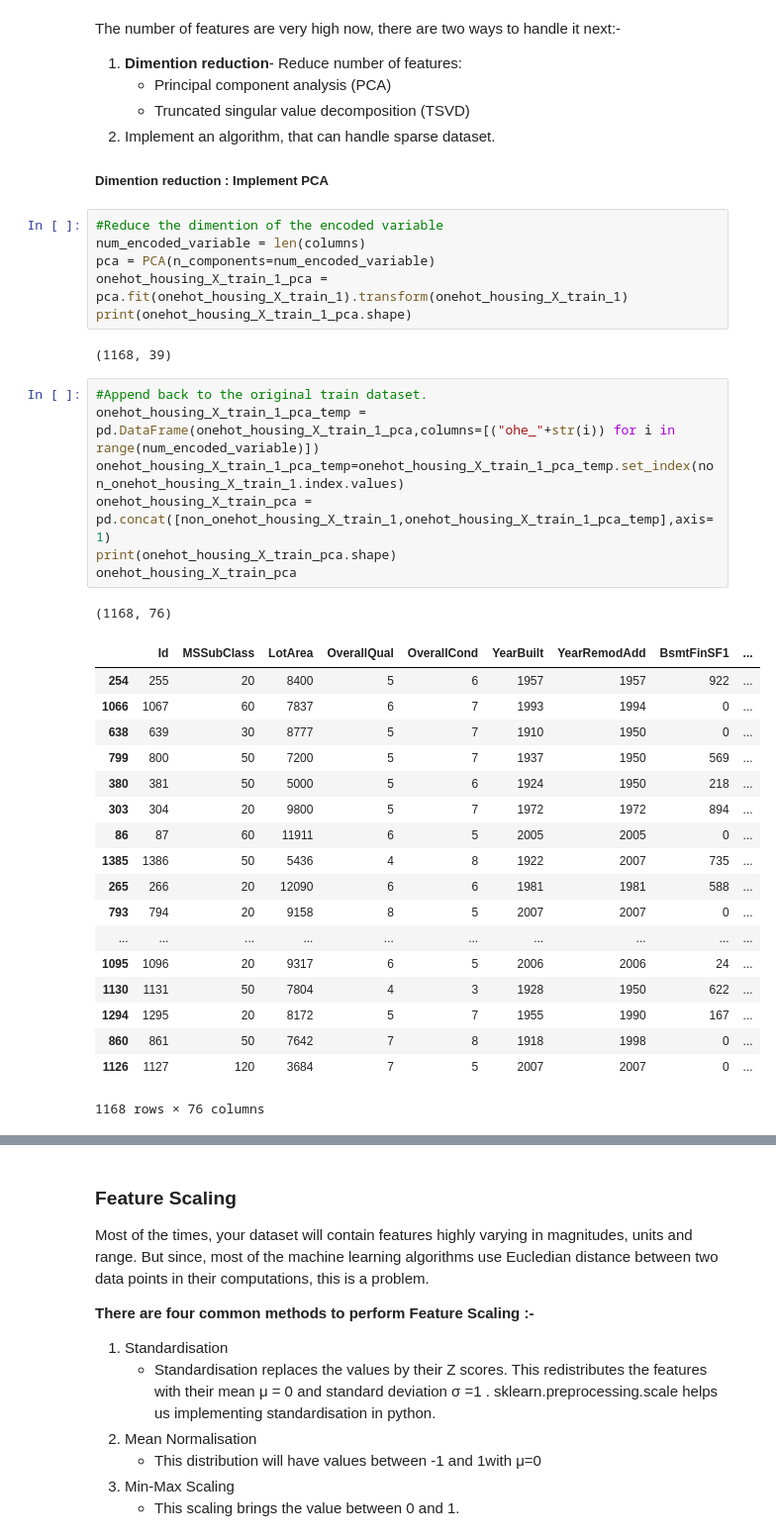
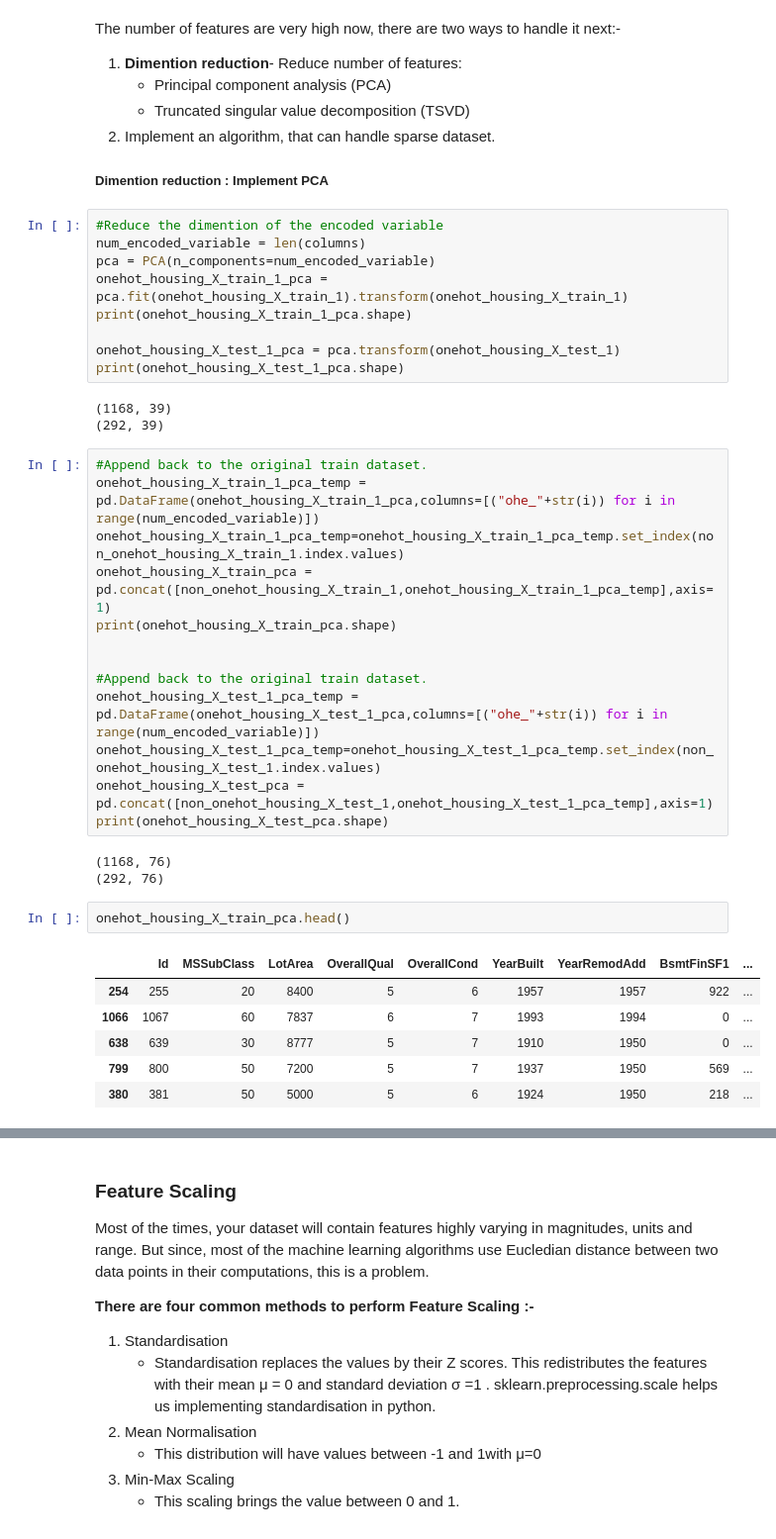
Before and after one commit to SamyaMaiti2012/datascience, a Jupyter notebook: regression/multiRegression/housing_price_estimate-Multiple_Regression_techniques.ipynb, the cells around one changed output, grey strips where cells are left out. Shown at 99% size. Drawn from its saved outputs; the diff is of its cells as text.

```diff
--- a/regression/multiRegression/housing_price_estimate-Multiple_Regression_techniques.ipynb
+++ b/regression/multiRegression/housing_price_estimate-Multiple_Regression_techniques.ipynb
@@ -705,32 +713,34 @@ num_encoded_variable = len(columns)
 pca = PCA(n_components=num_encoded_variable)
 onehot_housing_X_train_1_pca = pca.fit(onehot_housing_X_train_1).transform(onehot_housing_X_train_1)
 print(onehot_housing_X_train_1_pca.shape)
+
+onehot_housing_X_test_1_pca = pca.transform(onehot_housing_X_test_1)
+print(onehot_housing_X_test_1_pca.shape)
 # %% [output]
 (1168, 39)
+(292, 39)
 # %%
 #Append back to the original train dataset.
 onehot_housing_X_train_1_pca_temp = pd.DataFrame(onehot_housing_X_train_1_pca,columns=[("ohe_"+str(i)) for i in range(num_encoded_variable)])
 onehot_housing_X_train_1_pca_temp=onehot_housing_X_train_1_pca_temp.set_index(non_onehot_housing_X_train_1.index.values)
 onehot_housing_X_train_pca = pd.concat([non_onehot_housing_X_train_1,onehot_housing_X_train_1_pca_temp],axis=1)
 print(onehot_housing_X_train_pca.shape)
-onehot_housing_X_train_pca
+
+
+#Append back to the original train dataset.
+onehot_housing_X_test_1_pca_temp = pd.DataFrame(onehot_housing_X_test_1_pca,columns=[("ohe_"+str(i)) for i in range(num_encoded_variable)])
+onehot_housing_X_test_1_pca_temp=onehot_housing_X_test_1_pca_temp.set_index(non_onehot_housing_X_test_1.index.values)
+onehot_housing_X_test_pca = pd.concat([non_onehot_housing_X_test_1,onehot_housing_X_test_1_pca_temp],axis=1)
+print(onehot_housing_X_test_pca.shape)
 # %% [output]
 (1168, 76)
+(292, 76)
-|  | Id | MSSubClass | LotArea | OverallQual | OverallCond | YearBuilt | YearRemodAdd | BsmtFinSF1 | ... |
-| 254 | 255 | 20 | 8400 | 5 | 6 | 1957 | 1957 | 922 | ... |
-| 1066 | 1067 | 60 | 7837 | 6 | 7 | 1993 | 1994 | 0 | ... |
-| 638 | 639 | 30 | 8777 | 5 | 7 | 1910 | 1950 | 0 | ... |
-| 799 | 800 | 50 | 7200 | 5 | 7 | 1937 | 1950 | 569 | ... |
-| 380 | 381 | 50 | 5000 | 5 | 6 | 1924 | 1950 | 218 | ... |
-| 303 | 304 | 20 | 9800 | 5 | 7 | 1972 | 1972 | 894 | ... |
-| 86 | 87 | 60 | 11911 | 6 | 5 | 2005 | 2005 | 0 | ... |
-| 1385 | 1386 | 50 | 5436 | 4 | 8 | 1922 | 2007 | 735 | ... |
-| 265 | 266 | 20 | 12090 | 6 | 6 | 1981 | 1981 | 588 | ... |
-| 793 | 794 | 20 | 9158 | 8 | 5 | 2007 | 2007 | 0 | ... |
-| ... | ... | ... | ... | ... | ... | ... | ... | ... | ... |
-| 1095 | 1096 | 20 | 9317 | 6 | 5 | 2006 | 2006 | 24 | ... |
-| 1130 | 1131 | 50 | 7804 | 4 | 3 | 1928 | 1950 | 622 | ... |
-| 1294 | 1295 | 20 | 8172 | 5 | 7 | 1955 | 1990 | 167 | ... |
-| 860 | 861 | 50 | 7642 | 7 | 8 | 1918 | 1998 | 0 | ... |
-| 1126 | 1127 | 120 | 3684 | 7 | 5 | 2007 | 2007 | 0 | ... |
-1168 rows × 76 columns
+# %%
+onehot_housing_X_train_pca.head()
+# %% [output]
+|  | Id | MSSubClass | LotArea | OverallQual | OverallCond | YearBuilt | YearRemodAdd | BsmtFinSF1 | ... |
+| 254 | 255 | 20 | 8400 | 5 | 6 | 1957 | 1957 | 922 | ... |
+| 1066 | 1067 | 60 | 7837 | 6 | 7 | 1993 | 1994 | 0 | ... |
+| 638 | 639 | 30 | 8777 | 5 | 7 | 1910 | 1950 | 0 | ... |
+| 799 | 800 | 50 | 7200 | 5 | 7 | 1937 | 1950 | 569 | ... |
+| 380 | 381 | 50 | 5000 | 5 | 6 | 1924 | 1950 | 218 | ... |
```
Also changed, not shown: parts of 23 cells of this notebook.
